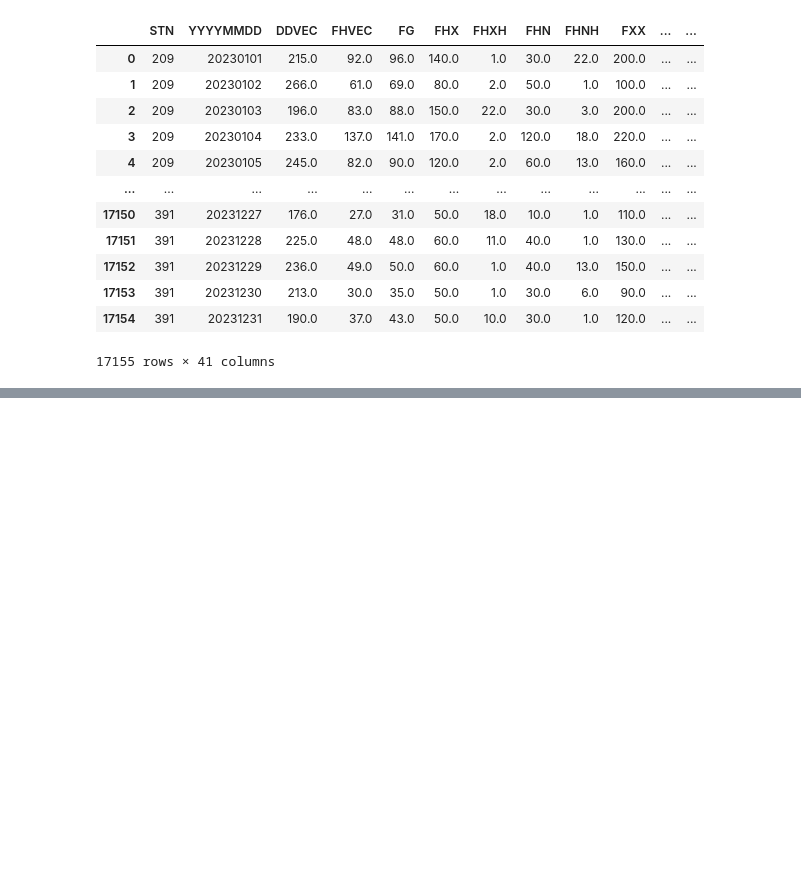
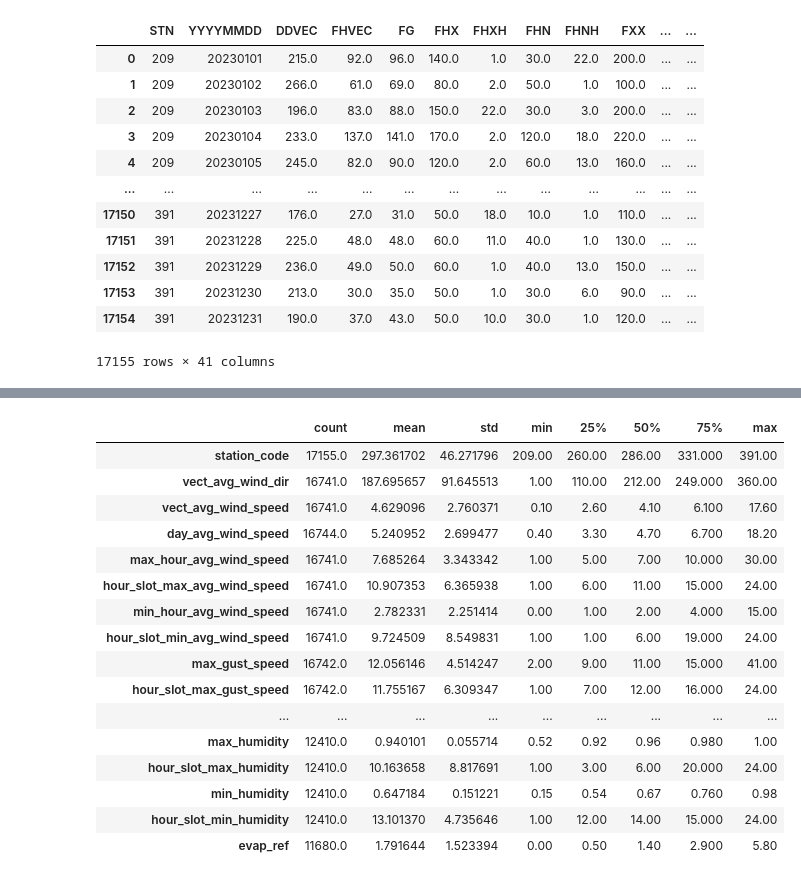
Before and after one commit to tomrooijakkers/data-science-portfolio, a Jupyter notebook: knmi-weather/01-get_knmi_data_examples.ipynb, the cells around one changed output, grey strips where cells are left out. Drawn from its saved outputs; the diff is of its cells as text; code cells hidden in the pictures; blank space fills up the shorter version.

```diff
--- a/knmi-weather/01-get_knmi_data_examples.ipynb
+++ b/knmi-weather/01-get_knmi_data_examples.ipynb
@@ -92,0 +113,21 @@ df_day[~df_day['EV24'].isna()]
+# %%
+# Get distribution overview of numeric cols
+df_day_cleaned.describe().T
+# %% [output]
+|  | count | mean | std | min | 25% | 50% | 75% | max |
+| station_code | 17155.0 | 297.361702 | 46.271796 | 209.00 | 260.00 | 286.00 | 331.000 | 391.00 |
+| vect_avg_wind_dir | 16741.0 | 187.695657 | 91.645513 | 1.00 | 110.00 | 212.00 | 249.000 | 360.00 |
+| vect_avg_wind_speed | 16741.0 | 4.629096 | 2.760371 | 0.10 | 2.60 | 4.10 | 6.100 | 17.60 |
+| day_avg_wind_speed | 16744.0 | 5.240952 | 2.699477 | 0.40 | 3.30 | 4.70 | 6.700 | 18.20 |
+| max_hour_avg_wind_speed | 16741.0 | 7.685264 | 3.343342 | 1.00 | 5.00 | 7.00 | 10.000 | 30.00 |
+| hour_slot_max_avg_wind_speed | 16741.0 | 10.907353 | 6.365938 | 1.00 | 6.00 | 11.00 | 15.000 | 24.00 |
+| min_hour_avg_wind_speed | 16741.0 | 2.782331 | 2.251414 | 0.00 | 1.00 | 2.00 | 4.000 | 15.00 |
+| hour_slot_min_avg_wind_speed | 16741.0 | 9.724509 | 8.549831 | 1.00 | 1.00 | 6.00 | 19.000 | 24.00 |
+| max_gust_speed | 16742.0 | 12.056146 | 4.514247 | 2.00 | 9.00 | 11.00 | 15.000 | 41.00 |
+| hour_slot_max_gust_speed | 16742.0 | 11.755167 | 6.309347 | 1.00 | 7.00 | 12.00 | 16.000 | 24.00 |
+| ... | ... | ... | ... | ... | ... | ... | ... | ... |
+| max_humidity | 12410.0 | 0.940101 | 0.055714 | 0.52 | 0.92 | 0.96 | 0.980 | 1.00 |
+| hour_slot_max_humidity | 12410.0 | 10.163658 | 8.817691 | 1.00 | 3.00 | 6.00 | 20.000 | 24.00 |
+| min_humidity | 12410.0 | 0.647184 | 0.151221 | 0.15 | 0.54 | 0.67 | 0.760 | 0.98 |
+| hour_slot_min_humidity | 12410.0 | 13.101370 | 4.735646 | 1.00 | 12.00 | 14.00 | 15.000 | 24.00 |
+| evap_ref | 11680.0 | 1.791644 | 1.523394 | 0.00 | 0.50 | 1.40 | 2.900 | 5.80 |
```
Also changed, not shown: parts of 36 cells of this notebook, 5 other files.
